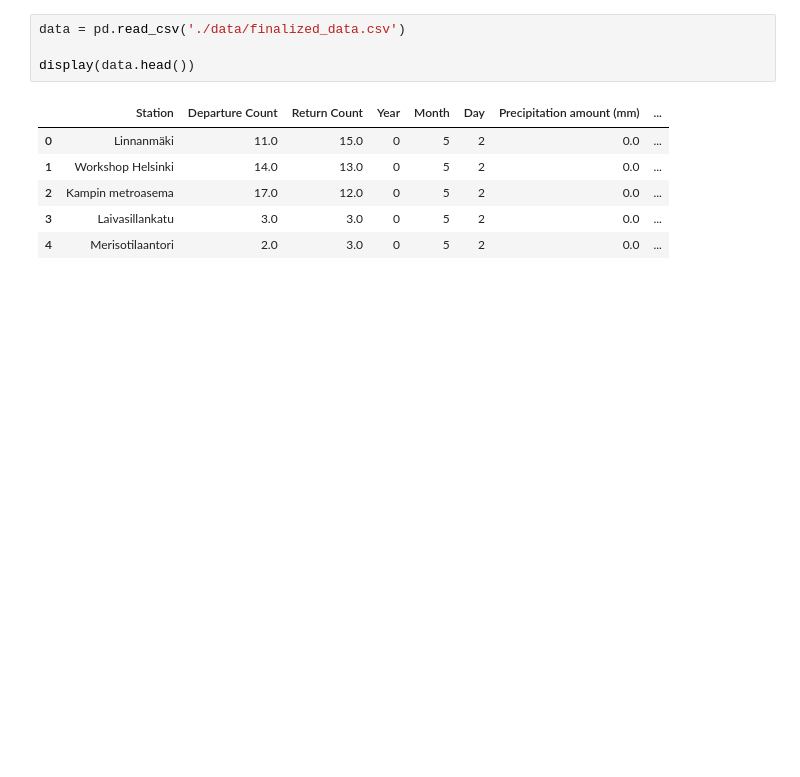
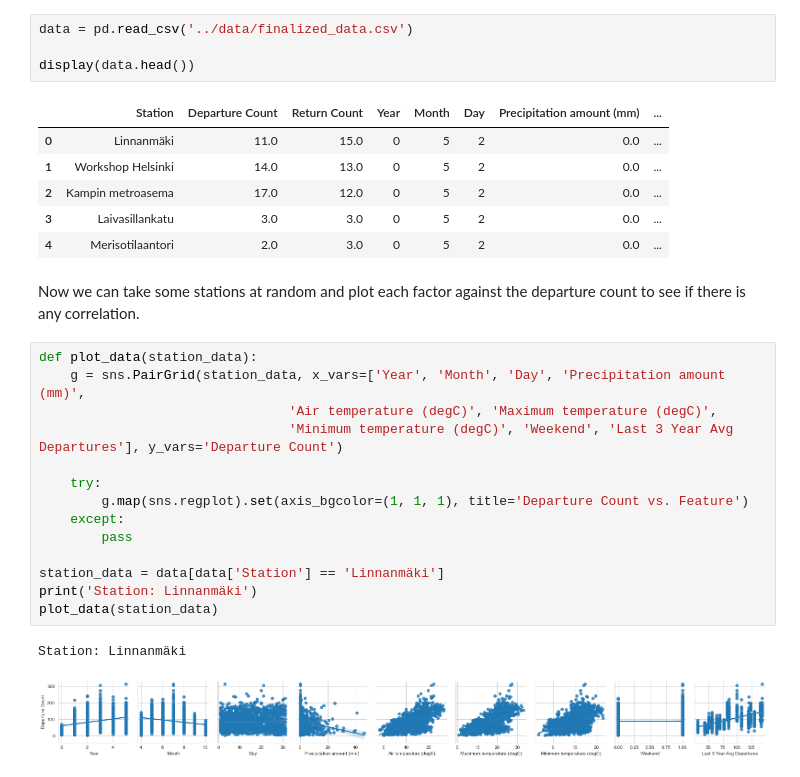
Before and after one commit to JesseHantula/data_science_project, a Jupyter notebook: notebooks/data_plotting_and_analysis.ipynb, the cells around one changed output. Cells and saved outputs as stored; diff of their text form; blank space fills up the shorter version.

```diff
--- a/notebooks/data_plotting_and_analysis.ipynb
+++ b/notebooks/data_plotting_and_analysis.ipynb
@@ -8,7 +10,7 @@ import seaborn as sns
 # %% [markdown]
 Let's load the data
 # %%
-data = pd.read_csv('./data/finalized_data.csv')
+data = pd.read_csv('../data/finalized_data.csv')
 
 display(data.head())
 # %% [output]
@@ -18,3 +20,22 @@ display(data.head())
 | 2 | Kampin metroasema | 17.0 | 12.0 | 0 | 5 | 2 | 0.0 | ... |
 | 3 | Laivasillankatu | 3.0 | 3.0 | 0 | 5 | 2 | 0.0 | ... |
 | 4 | Merisotilaantori | 2.0 | 3.0 | 0 | 5 | 2 | 0.0 | ... |
+# %% [markdown]
+Now we can take some stations at random and plot each factor against the departure count to see if there is any correlation.
+# %%
+def plot_data(station_data):
+    g = sns.PairGrid(station_data, x_vars=['Year', 'Month', 'Day', 'Precipitation amount (mm)',
+                                'Air temperature (degC)', 'Maximum temperature (degC)',
+                                'Minimum temperature (degC)', 'Weekend', 'Last 3 Year Avg Departures'], y_vars='Departure Count')
+
+    try:
+        g.map(sns.regplot).set(axis_bgcolor=(1, 1, 1), title='Departure Count vs. Feature')
+    except:
+        pass
+
+station_data = data[data['Station'] == 'Linnanmäki']
+print('Station: Linnanmäki')
+plot_data(station_data)
+# %% [output]
+Station: Linnanmäki
+[figure, added]
```
Also changed, not shown: parts of 3 cells of this notebook.
